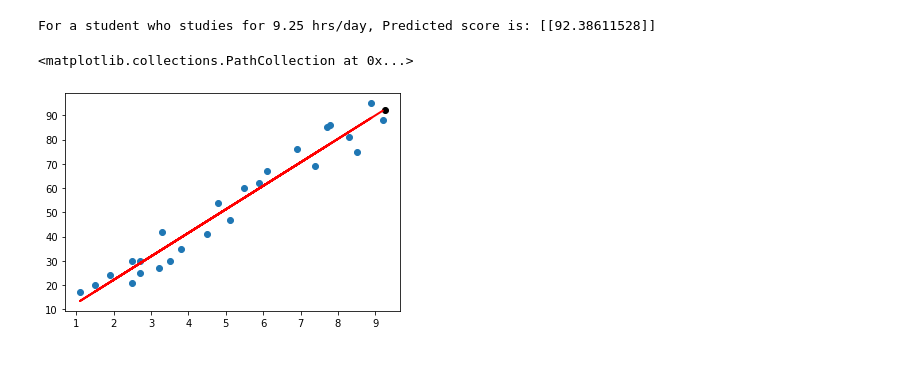
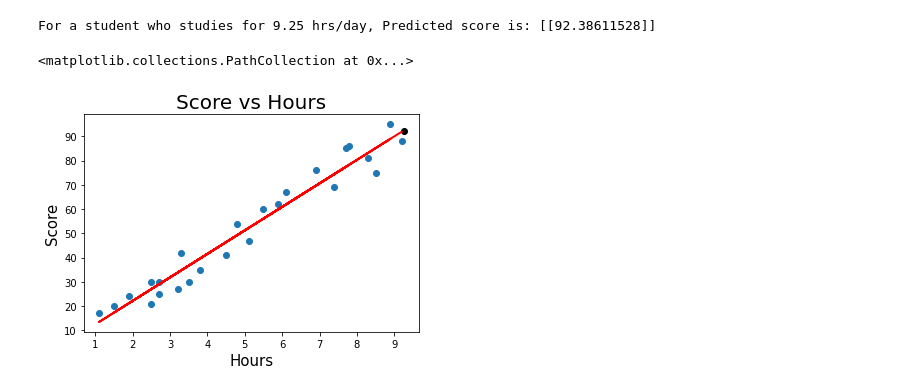
Before and after one commit to ashwin9297nair/Simple-Linear-Regression-Problem, a Jupyter notebook: LinearRegression.ipynb, the cells around one changed output. Cells and saved outputs as stored; diff of their text form; code cells hidden in the pictures; blank space fills up the shorter version.

```diff
--- a/LinearRegression.ipynb
+++ b/LinearRegression.ipynb
@@ -164,9 +164,12 @@ For a student who studies for 9.25 hrs/day, Predicted score is: [[92.38611528]]
 # %%
 #Plotting the regression line
 plt.scatter(x,y)
 plt.plot(x_train,model.predict(x_train),color='red',linewidth=2)
+plt.xlabel('Hours',size=15)
+plt.ylabel('Score',size=15)
+plt.title('Score vs Hours',size=20)
 #Plotting thepredicted score for 9.25 hr/day student
 plt.scatter(New_hours,Score_predict,color='black')
 # %% [output]
 <matplotlib.collections.PathCollection at 0x...>
-[figure, old version]
+[figure, new version]
```
